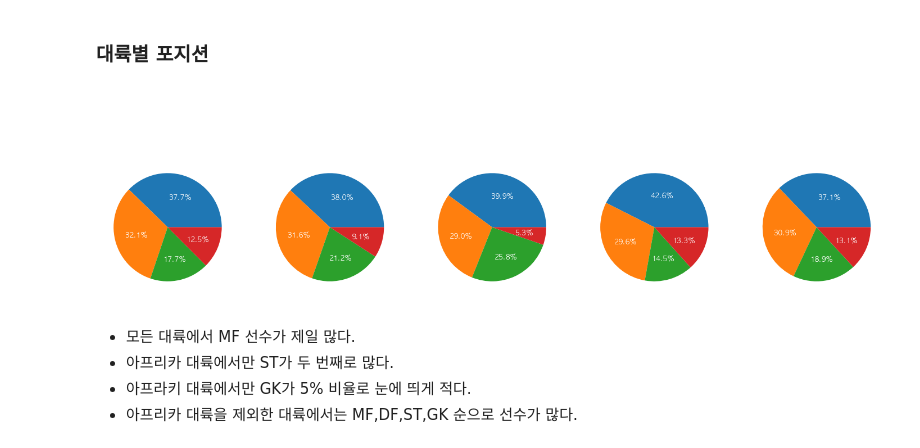
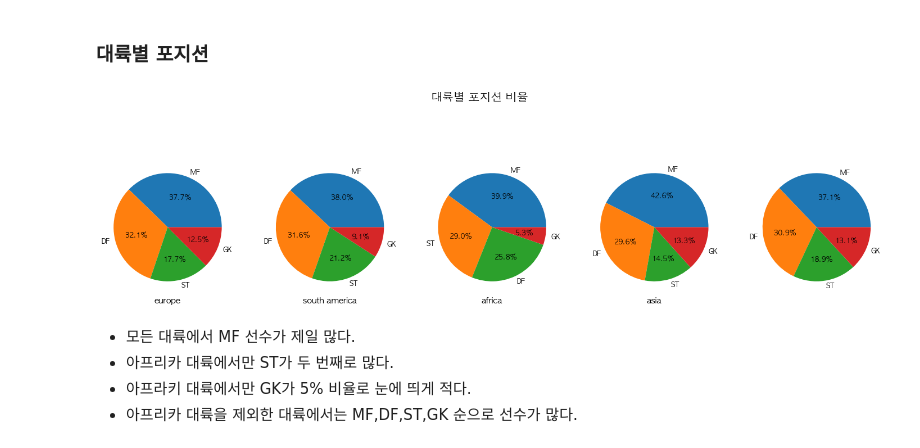
Before and after one commit to lee-jong-gu/DACON-fifa-value, a Jupyter notebook: EDA.ipynb, the cells around one changed output. Drawn from its saved outputs; the diff is of its cells as text; code cells hidden in the pictures.

```diff
--- a/EDA.ipynb
+++ b/EDA.ipynb
@@ -936,30 +936,30 @@ plt.show()
 # %%
 fig, ax = plt.subplots(1,5, figsize=(25,7))
 ax = ax.flatten()
 
 ax[0].pie(train[train['continent']=='europe']['position'].value_counts() / len(train[train['continent']=='europe']),
-       labels=(train[train['continent']=='europe']['position'].value_counts() / len(train[train['continent']=='europe'])).index,autopct='%.1f%%',textprops={'size':12,'color':'white'},normalize=False)
-ax[0].set_xlabel('europe',fontsize=15,color='white')
+       labels=(train[train['continent']=='europe']['position'].value_counts() / len(train[train['continent']=='europe'])).index,autopct='%.1f%%',textprops={'size':12},normalize=False)
+ax[0].set_xlabel('europe',fontsize=15)
 
 ax[1].pie(train[train['continent']=='south america']['position'].value_counts() / len(train[train['continent']=='south america']),
-       labels=(train[train['continent']=='south america']['position'].value_counts() / len(train[train['continent']=='south america'])).index,autopct='%.1f%%',textprops={'size':12,'color':'white'})
-ax[1].set_xlabel('south america',fontsize=15,color='white')
+       labels=(train[train['continent']=='south america']['position'].value_counts() / len(train[train['continent']=='south america'])).index,autopct='%.1f%%',textprops={'size':12})
+ax[1].set_xlabel('south america',fontsize=15)
 
 ax[2].pie(train[train['continent']=='africa']['position'].value_counts() / len(train[train['continent']=='africa']),
-       labels=(train[train['continent']=='africa']['position'].value_counts() / len(train[train['continent']=='africa'])).index,autopct='%.1f%%',textprops={'size':12,'color':'white'})
-ax[2].set_xlabel('africa',fontsize=15,color='white')
+       labels=(train[train['continent']=='africa']['position'].value_counts() / len(train[train['continent']=='africa'])).index,autopct='%.1f%%',textprops={'size':12})
+ax[2].set_xlabel('africa',fontsize=15)
 
 ax[3].pie(train[train['continent']=='asia']['position'].value_counts() / len(train[train['continent']=='asia']),
-       labels=(train[train['continent']=='asia']['position'].value_counts() / len(train[train['continent']=='asia'])).index,autopct='%.1f%%',textprops={'size':12,'color':'white'})
-ax[3].set_xlabel('asia',fontsize=15,color='white')
+       labels=(train[train['continent']=='asia']['position'].value_counts() / len(train[train['continent']=='asia'])).index,autopct='%.1f%%',textprops={'size':12})
+ax[3].set_xlabel('asia',fontsize=15)
 
 ax[4].pie(train[train['continent']=='oceania']['position'].value_counts() / len(train[train['continent']=='oceania']),
-       labels=(train[train['continent']=='oceania']['position'].value_counts() / len(train[train['continent']=='oceania'])).index,autopct='%.1f%%',textprops={'size':12,'color':'white'})
+       labels=(train[train['continent']=='oceania']['position'].value_counts() / len(train[train['continent']=='oceania'])).index,autopct='%.1f%%',textprops={'size':12})
 ax[4].set_xlabel('oceania',fontsize=15,color='white')
-plt.suptitle('대륙별 포지션 비율',fontsize=20,color='white')
+plt.suptitle('대륙별 포지션 비율',fontsize=20)
 plt.show()
 # %% [output]
-[figure, old version]
+[figure, new version]
 # %% [markdown]
 * 모든 대륙에서 MF 선수가 제일 많다.
 * 아프리카 대륙에서만 ST가 두 번째로 많다.
```
Also changed, not shown: parts of 1 cell of this notebook.
